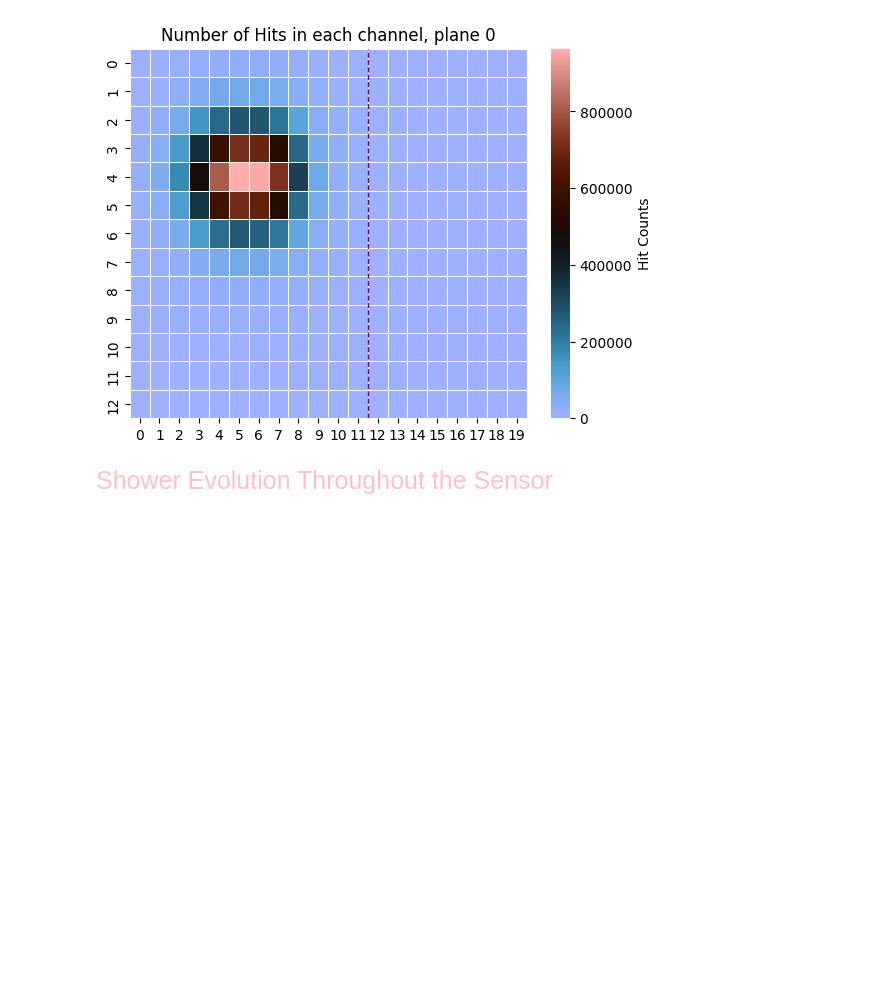
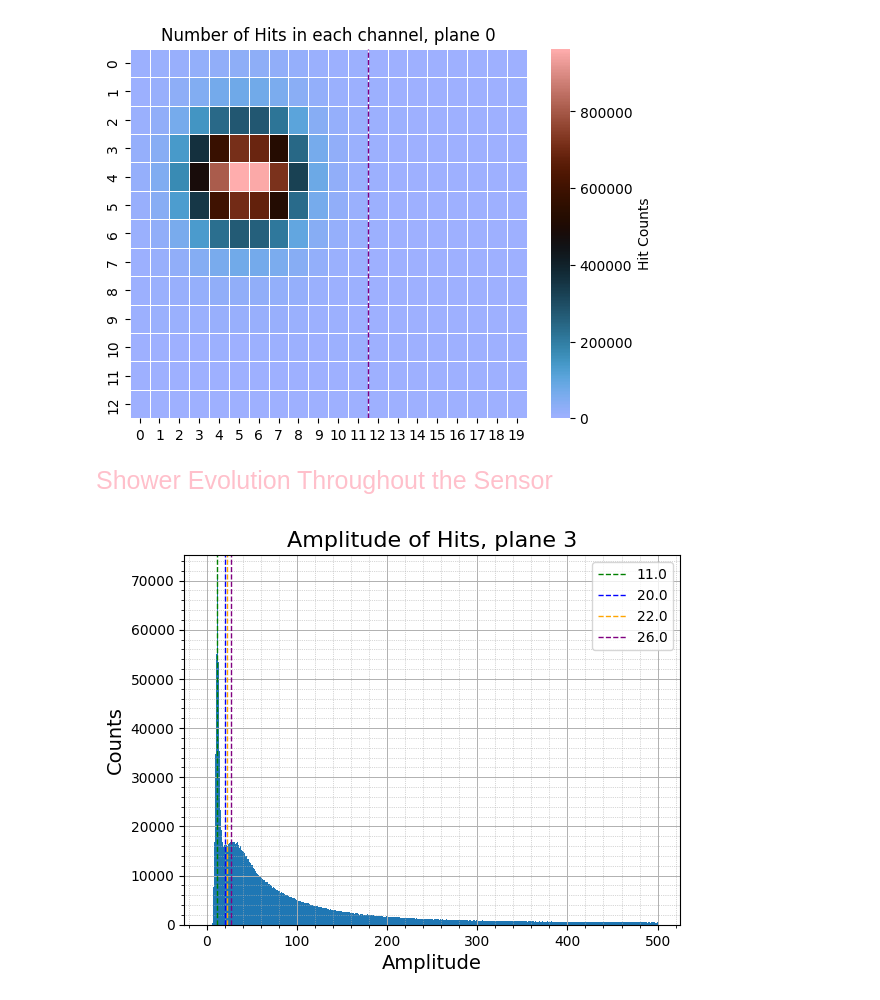
Before and after one commit to Ben-David-Ben/F-Cal-TB-Project, a Jupyter notebook: TB2025_Gap.ipynb, the cells around one changed output. Drawn from its saved outputs; the diff is of its cells as text; code cells hidden in the pictures; blank space fills up the shorter version.

```diff
--- a/TB2025_Gap.ipynb
+++ b/TB2025_Gap.ipynb
@@ -42,8 +41,10 @@ Shower Evolution Throughout the Sensor
 # %%
 # plt.clf()   # Clear the current figure
 # plt.close() # Close any open figures
 # %matplotlib widget
-# rf.amp_histo_single_plane(hit_data_1101,3)
+rf.amp_histo_single_plane(hit_data_1101,3)
+# %% [output]
+[figure, added]
 # %%
 rf.average_amp_vs_plane(hit_data_1101)
 # %% [output]
```
Also changed, not shown: parts of 12 cells of this notebook, 1 other file.
